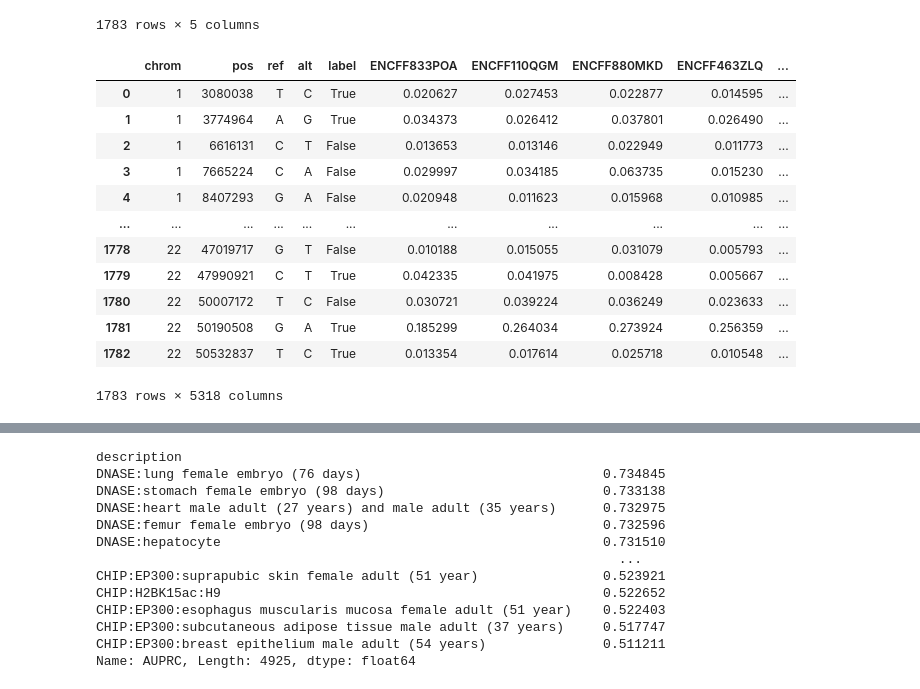
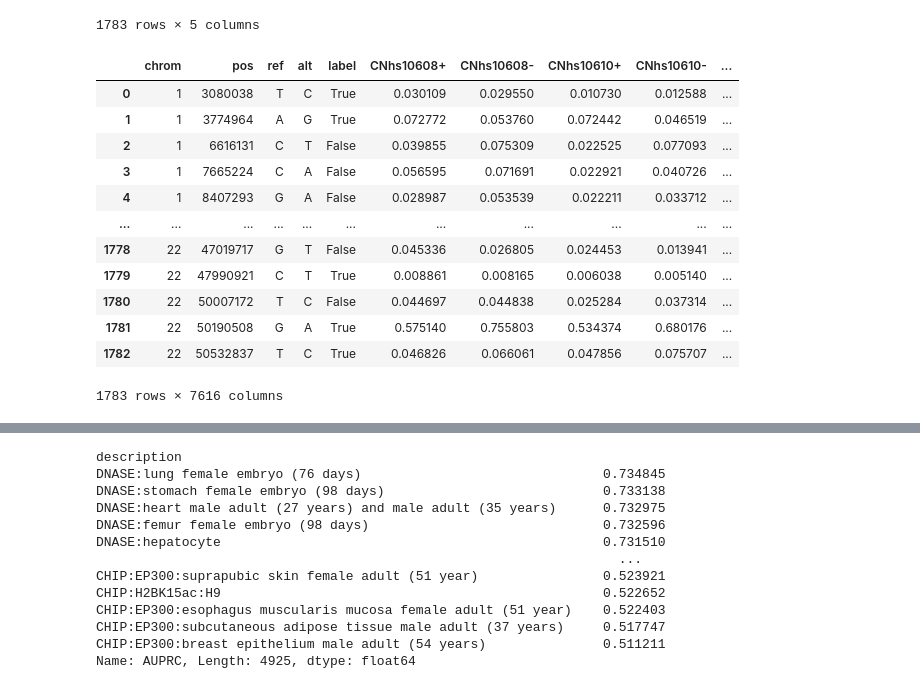
Before and after one commit to minjaf/TraitGym, a Jupyter notebook: workflow/notebooks/borzoi_eda.ipynb, the cells around one changed output, grey strips where cells are left out. Drawn from its saved outputs; the diff is of its cells as text; code cells hidden in the pictures.

```diff
--- a/workflow/notebooks/marginal_auprc.ipynb
+++ b/workflow/notebooks/borzoi_eda.ipynb
@@ -78,25 +89,25 @@ V
 | 1782 | 22 | 50532837 | T | C | True |
 1783 rows × 5 columns
 # %%
-features = "Enformer_L2"
+features = "Borzoi_L2"
 df = pd.read_parquet(f"https://huggingface.co/datasets/{dataset_path}/resolve/main/features/{features}.parquet")
 feature_cols = df.columns
 V = pd.concat([V, df], axis=1)
 V
 # %% [output]
-|  | chrom | pos | ref | alt | label | ENCFF833POA | ENCFF110QGM | ENCFF880MKD | ENCFF463ZLQ | ... |
-| 0 | 1 | 3080038 | T | C | True | 0.020627 | 0.027453 | 0.022877 | 0.014595 | ... |
-| 1 | 1 | 3774964 | A | G | True | 0.034373 | 0.026412 | 0.037801 | 0.026490 | ... |
-| 2 | 1 | 6616131 | C | T | False | 0.013653 | 0.013146 | 0.022949 | 0.011773 | ... |
-| 3 | 1 | 7665224 | C | A | False | 0.029997 | 0.034185 | 0.063735 | 0.015230 | ... |
-| 4 | 1 | 8407293 | G | A | False | 0.020948 | 0.011623 | 0.015968 | 0.010985 | ... |
+|  | chrom | pos | ref | alt | label | CNhs10608+ | CNhs10608- | CNhs10610+ | CNhs10610- | ... |
+| 0 | 1 | 3080038 | T | C | True | 0.030109 | 0.029550 | 0.010730 | 0.012588 | ... |
+| 1 | 1 | 3774964 | A | G | True | 0.072772 | 0.053760 | 0.072442 | 0.046519 | ... |
+| 2 | 1 | 6616131 | C | T | False | 0.039855 | 0.075309 | 0.022525 | 0.077093 | ... |
+| 3 | 1 | 7665224 | C | A | False | 0.056595 | 0.071691 | 0.022921 | 0.040726 | ... |
+| 4 | 1 | 8407293 | G | A | False | 0.028987 | 0.053539 | 0.022211 | 0.033712 | ... |
 | ... | ... | ... | ... | ... | ... | ... | ... | ... | ... | ... |
-| 1778 | 22 | 47019717 | G | T | False | 0.010188 | 0.015055 | 0.031079 | 0.005793 | ... |
-| 1779 | 22 | 47990921 | C | T | True | 0.042335 | 0.041975 | 0.008428 | 0.005667 | ... |
-| 1780 | 22 | 50007172 | T | C | False | 0.030721 | 0.039224 | 0.036249 | 0.023633 | ... |
-| 1781 | 22 | 50190508 | G | A | True | 0.185299 | 0.264034 | 0.273924 | 0.256359 | ... |
-| 1782 | 22 | 50532837 | T | C | True | 0.013354 | 0.017614 | 0.025718 | 0.010548 | ... |
+| 1778 | 22 | 47019717 | G | T | False | 0.045336 | 0.026805 | 0.024453 | 0.013941 | ... |
+| 1779 | 22 | 47990921 | C | T | True | 0.008861 | 0.008165 | 0.006038 | 0.005140 | ... |
+| 1780 | 22 | 50007172 | T | C | False | 0.044697 | 0.044838 | 0.025284 | 0.037314 | ... |
+| 1781 | 22 | 50190508 | G | A | True | 0.575140 | 0.755803 | 0.534374 | 0.680176 | ... |
+| 1782 | 22 | 50532837 | T | C | True | 0.046826 | 0.066061 | 0.047856 | 0.075707 | ... |
-1783 rows × 5318 columns
+1783 rows × 7616 columns
 # %%
 res = []
 for c in tqdm(feature_cols):
```
Also changed, not shown: parts of 19 cells of this notebook, 4 other files.
